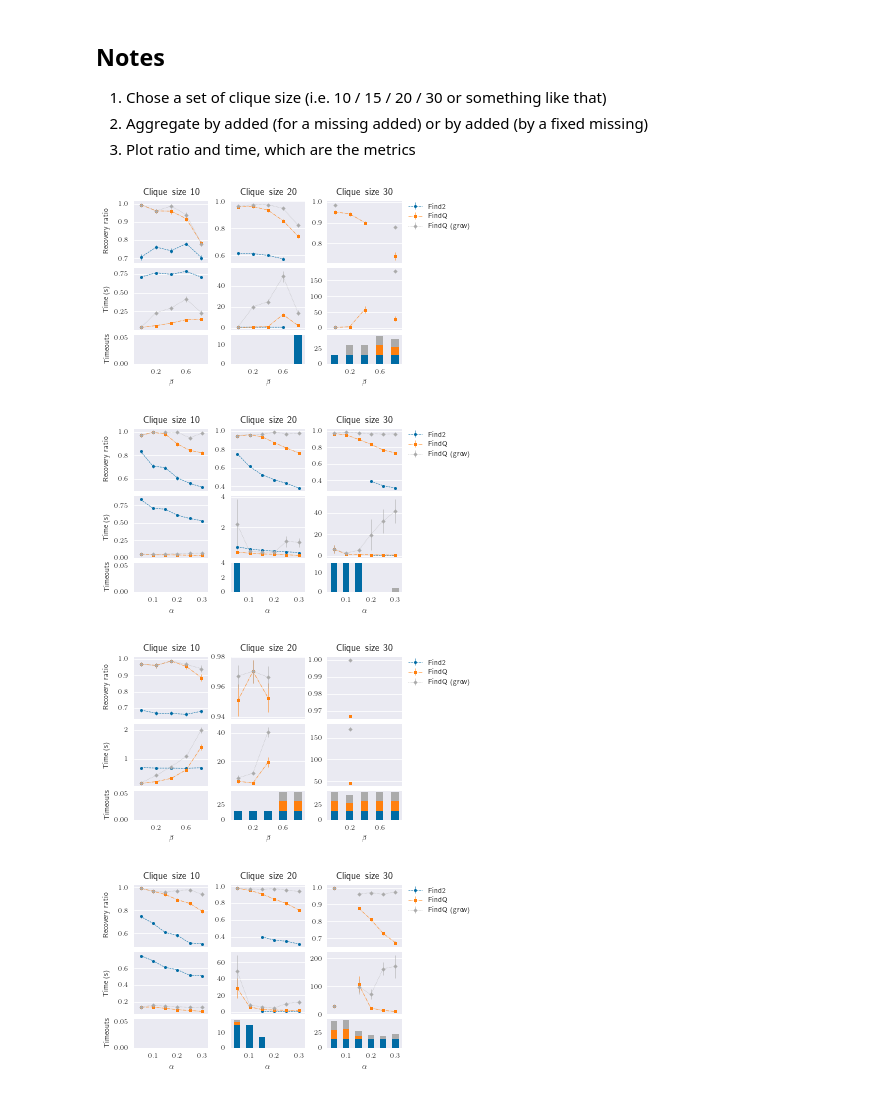
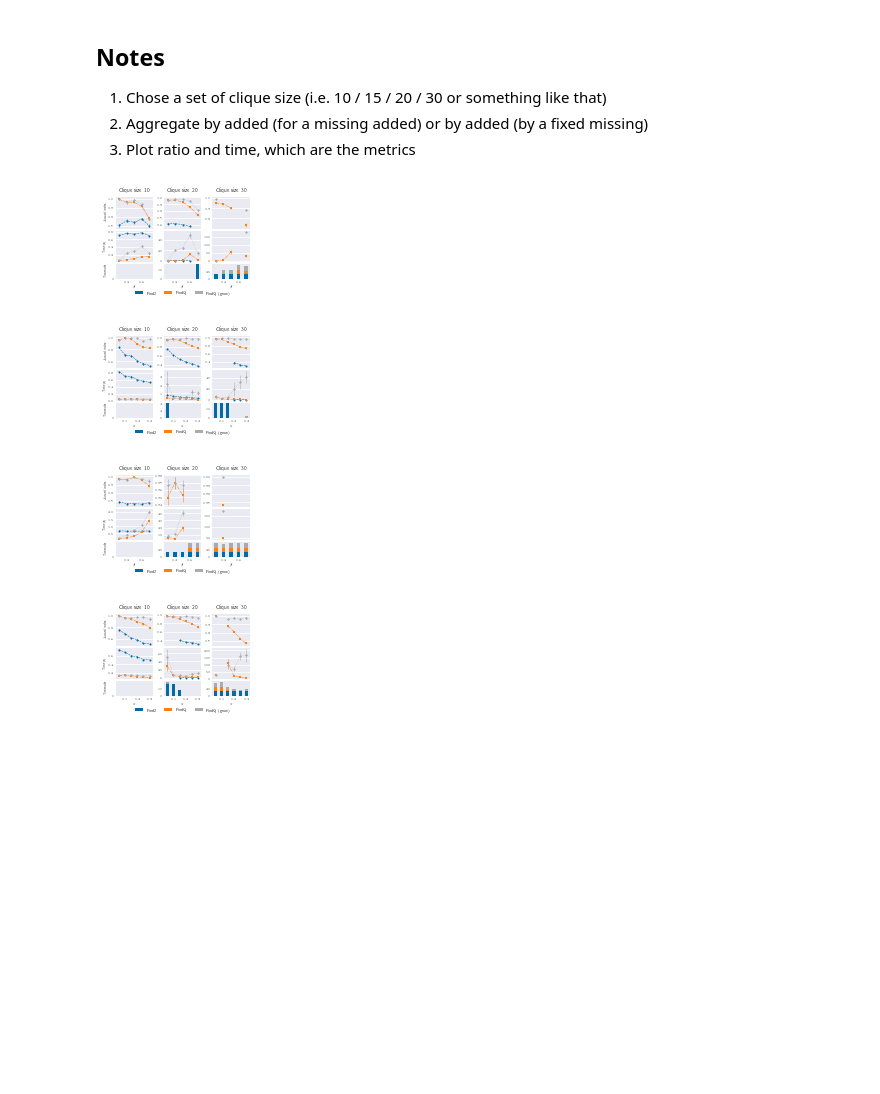
Before and after one commit to ayllon/MatchBox, a Jupyter notebook: notebooks/quasiclique-runs.ipynb, the cells around one changed output. Cells and saved outputs as stored; diff of their text form; code cells hidden in the pictures; blank space fills up the shorter version.

```diff
--- a/notebooks/quasiclique-runs.ipynb
+++ b/notebooks/quasiclique-runs.ipynb
@@ -12,16 +12,20 @@ plt.style.use('seaborn')
 plt.style.use('seaborn-paper')
 plt.style.use('tableau-colorblind10')
 plt.rcParams.update({
-    'figure.figsize': (4.8, 3),
+    'figure.figsize': (4.8/2, 3/2),
     'text.usetex': True,
-    'font.size': 10,
-    'ytick.labelsize': 7,
-    'xtick.labelsize': 7,
-    'axes.labelsize': 7,
-    'legend.fontsize': 7,
-    'lines.markersize': 3,
+    'axes.titlesize': 5,
+    'font.size': 5,
+    'ytick.labelsize': 3,
+    'xtick.labelsize': 3,
+    'axes.labelsize': 3,
+    'legend.fontsize': 4,
+    'lines.markersize': 2,
     'lines.linewidth': 0.5,
-    'errorbar.capsize': 2
+    'errorbar.capsize': 2,
+    'ytick.major.pad': 2,
+    'xtick.major.pad': 2,
+    'axes.labelpad': 2
 })
 # %% [markdown]
 ## Notes
@@ -97,8 +101,12 @@ def plot_results(raw: pandas.DataFrame, fix:dict, groupby: str, algorithms: dict
                        width=bar_width, label=label, color=color)
         bottom += agg_timeout[f'{algo}_time']
 
+    if not np.any(bottom > 0):
+        ax_timeout.set_ylim(0, 1)
+        ax_timeout.set_yticks([0,])
+
     if ylabel:
-        ax_ratio.set_ylabel('Recovery ratio')
+        ax_ratio.set_ylabel('Jaccard index')
         ax_time.set_ylabel('Time (s)')
         ax_timeout.set_ylabel('Timeouts')
         fig.align_ylabels([ax_ratio, ax_time, ax_timeout])
@@ -112,60 +120,60 @@ def plot_results(raw: pandas.DataFrame, fix:dict, groupby: str, algorithms: dict
     plt.setp(ax_time.get_xaxis(), visible=False)
 
     if legend:
-        ax_ratio.legend(bbox_to_anchor=(1.05, 1), loc='upper left', borderaxespad=0.)
+        ax_timeout.legend(loc='upper center', bbox_to_anchor=(0.5, -0.6), ncol=len(algorithms))
 
     return fig
 # %%
 fig = plt.figure()
 gs0 = gridspec.GridSpec(ncols=3, nrows=1, figure=fig, wspace=0.3)
 
 plot_results(raw2_results, dict(missing=0.1, clique=10), groupby='added', xlabel='$\\beta$', fig=fig, gs=gs0[0], title='Clique size 10', ylabel=True)
-plot_results(raw2_results, dict(missing=0.1, clique=20), groupby='added', xlabel='$\\beta$', fig=fig, gs=gs0[1], title='Clique size 20')
-plot_results(raw2_results, dict(missing=0.1, clique=30), groupby='added', xlabel='$\\beta$', fig=fig, gs=gs0[2], title='Clique size 30', legend=True)
+plot_results(raw2_results, dict(missing=0.1, clique=20), groupby='added', xlabel='$\\beta$', fig=fig, gs=gs0[1], title='Clique size 20', legend=True)
+plot_results(raw2_results, dict(missing=0.1, clique=30), groupby='added', xlabel='$\\beta$', fig=fig, gs=gs0[2], title='Clique size 30')
 
-fig.savefig('/home/aalvarez/Downloads/Plots/2hyper_beta.eps', bbox_inches='tight')
+fig.savefig('/home/aalvarez/Downloads/2hyper_beta.eps', bbox_inches='tight')
 
 plt.show()
 # %% [output]
-[figure, old version]
+[figure, new version]
 # %%
 fig = plt.figure()
 gs0 = gridspec.GridSpec(ncols=3, nrows=1, figure=fig, wspace=0.3)
 
 plot_results(raw2_results, dict(added=0.0, clique=10), groupby='missing', xlabel='$\\alpha$', fig=fig, gs=gs0[0], title='Clique size 10', ylabel=True)
-plot_results(raw2_results, dict(added=0.0, clique=20), groupby='missing', xlabel='$\\alpha$', fig=fig, gs=gs0[1], title='Clique size 20')
-plot_results(raw2_results, dict(added=0.0, clique=30), groupby='missing', xlabel='$\\alpha$', fig=fig, gs=gs0[2], title='Clique size 30', legend=True)
+plot_results(raw2_results, dict(added=0.0, clique=20), groupby='missing', xlabel='$\\alpha$', fig=fig, gs=gs0[1], title='Clique size 20', legend=True)
+plot_results(raw2_results, dict(added=0.0, clique=30), groupby='missing', xlabel='$\\alpha$', fig=fig, gs=gs0[2], title='Clique size 30')
 
-fig.savefig('/home/aalvarez/Downloads/Plots/2hyper_alpha.eps', bbox_inches='tight')
+fig.savefig('/home/aalvarez/Downloads/2hyper_alpha.eps', bbox_inches='tight')
 
 plt.show()
 # %% [output]
-[figure, old version]
+[figure, new version]
 # %%
 fig = plt.figure()
 gs0 = gridspec.GridSpec(ncols=3, nrows=1, figure=fig, wspace=0.3)
 
 plot_results(raw3_results, dict(missing=0.1, clique=10), groupby='added', xlabel='$\\beta$', fig=fig, gs=gs0[0], title='Clique size 10', ylabel=True)
-plot_results(raw3_results, dict(missing=0.1, clique=20), groupby='added', xlabel='$\\beta$', fig=fig, gs=gs0[1], title='Clique size 20')
-plot_results(raw3_results, dict(missing=0.1, clique=30), groupby='added', xlabel='$\\beta$', fig=fig, gs=gs0[2], title='Clique size 30', legend=True)
+plot_results(raw3_results, dict(missing=0.1, clique=20), groupby='added', xlabel='$\\beta$', fig=fig, gs=gs0[1], title='Clique size 20', legend=True)
+plot_results(raw3_results, dict(missing=0.1, clique=30), groupby='added', xlabel='$\\beta$', fig=fig, gs=gs0[2], title='Clique size 30')
 
-fig.savefig('/home/aalvarez/Downloads/Plots/3hyper_beta.eps', bbox_inches='tight')
+fig.savefig('/home/aalvarez/Downloads/3hyper_beta.eps', bbox_inches='tight')
 
 plt.show()
 # %% [output]
-[figure, old version]
+[figure, new version]
 # %%
 fig = plt.figure()
 gs0 = gridspec.GridSpec(ncols=3, nrows=1, figure=fig, wspace=0.3)
 
 plot_results(raw3_results, dict(added=0.0, clique=10), groupby='missing', xlabel='$\\alpha$', fig=fig, gs=gs0[0], title='Clique size 10', ylabel=True)
-plot_results(raw3_results, dict(added=0.0, clique=20), groupby='missing', xlabel='$\\alpha$', fig=fig, gs=gs0[1], title='Clique size 20')
-plot_results(raw3_results, dict(added=0.0, clique=30), groupby='missing', xlabel='$\\alpha$', fig=fig, gs=gs0[2], title='Clique size 30', legend=True)
+plot_results(raw3_results, dict(added=0.0, clique=20), groupby='missing', xlabel='$\\alpha$', fig=fig, gs=gs0[1], title='Clique size 20', legend=True)
+plot_results(raw3_results, dict(added=0.0, clique=30), groupby='missing', xlabel='$\\alpha$', fig=fig, gs=gs0[2], title='Clique size 30')
 
-fig.savefig('/home/aalvarez/Downloads/Plots/3hyper_alpha.eps', bbox_inches='tight')
+fig.savefig('/home/aalvarez/Downloads/3hyper_alpha.eps', bbox_inches='tight')
 plt.show()
 # %% [output]
-[figure, old version]
+[figure, new version]
 # %%
 fig = plt.figure()
 gs0 = gridspec.GridSpec(ncols=2, nrows=1, figure=fig, wspace=0.3)
```
Also changed, not shown: parts of 2 cells of this notebook, 2 other files.
